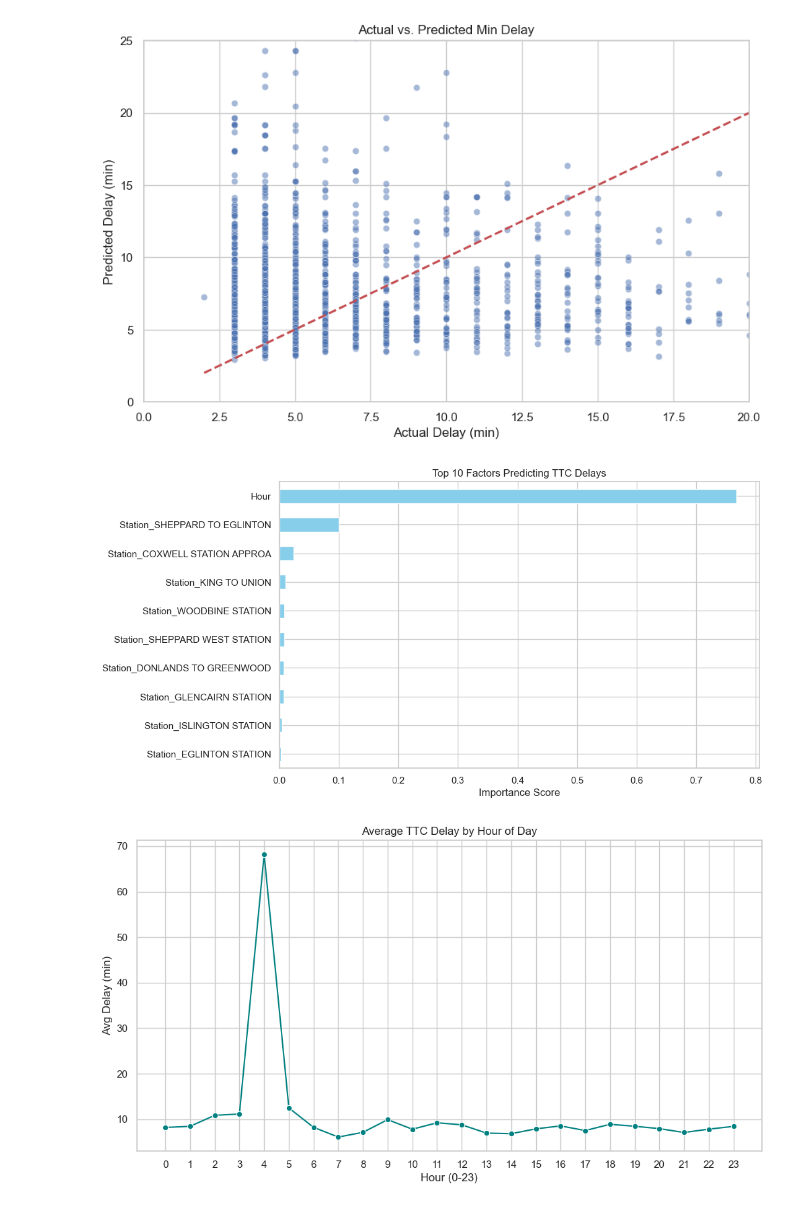
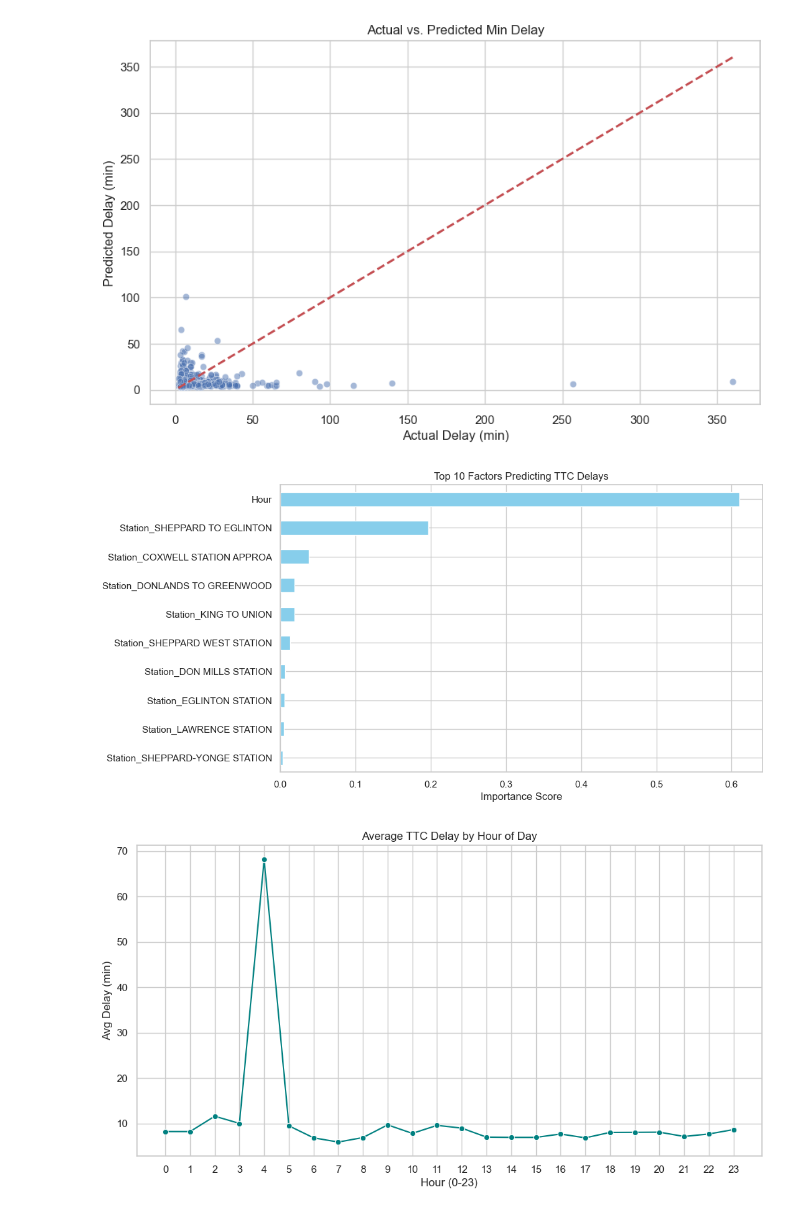
Before and after one commit to hwalia/C8ML7_subwaydelay, a Jupyter notebook: RandomForestRegression.ipynb, the cells around one changed output. Cells and saved outputs as stored; diff of their text form; code cells hidden in the pictures.

```diff
--- a/RandomForestRegression.ipynb
+++ b/RandomForestRegression.ipynb
@@ -8,8 +8,10 @@ import glob
 
 # 1. Load and Combine Data
 # Assuming multiple CSV files in the current directory (e.g., one for each month)
-all_files = glob.glob("C:/Users/safab/ML7-Project/C8ML7_subwaydelay/data/raw/TTC Subway Delay Data since 2025.csv")
-df = pd.concat((pd.read_csv(f) for f in all_files), ignore_index=True)
+#all_files = glob.glob("C:/Users/safab/ML7-Project/C8ML7_subwaydelay/data/raw/TTC Subway Delay Data since 2025.csv")
+#df = pd.concat((pd.read_csv(f) for f in all_files), ignore_index=True)
+df = pd.read_csv('C:/Users/safab/ML7-Project/C8ML7_subwaydelay/data/raw/csv/ttc-subway-delay-data-2025.csv')
+
 
 # 2. Data Cleaning
 # Remove rows where Min Delay is missing or 0 (often non-service-impacting incidents)
@@ -66,35 +68,35 @@ sns.set_theme(style="whitegrid")
 
 # 1. Plot Actual vs. Predicted Delays
 plt.figure(figsize=(10, 6))
 sns.scatterplot(x=y_test, y=predictions, alpha=0.5)
 plt.plot([y_test.min(), y_test.max()], [y_test.min(), y_test.max()], '--r', linewidth=2)
 plt.title('Actual vs. Predicted Min Delay')
-plt.xlim(0,20)
-plt.ylim(0,25)
+#plt.xlim(0,20)
+#plt.ylim(0,25)
 plt.xlabel('Actual Delay (min)')
 plt.ylabel('Predicted Delay (min)')
 plt.show()
 
 # 2. Plot Top 10 Feature Importances
 # This shows which factors (Time, Station, or Line) most influence the model
 plt.figure(figsize=(10, 6))
 importance.head(10).plot(kind='barh', color='skyblue')
 plt.gca().invert_yaxis()
 plt.title('Top 10 Factors Predicting TTC Delays')
 plt.xlabel('Importance Score')
 plt.show()
 
 # 3. Plot Average Delay by Hour (Historical Trend)
 # This helps verify if the model is capturing peak-hour patterns
 plt.figure(figsize=(12, 6))
 hourly_avg = df.groupby('Hour')['Min Delay'].mean()
 sns.lineplot(x=hourly_avg.index, y=hourly_avg.values, marker='o', color='teal')
 plt.title('Average TTC Delay by Hour of Day')
 plt.xlabel('Hour (0-23)')
 plt.ylabel('Avg Delay (min)')
 plt.xticks(range(0, 24))
 plt.show()
 # %% [output]
-[figure, old version]
+[figure, new version]
-[figure, old version]
+[figure, new version]
-[figure, old version]
+[figure, new version]
```
Also changed, not shown: parts of 1 cell of this notebook.
